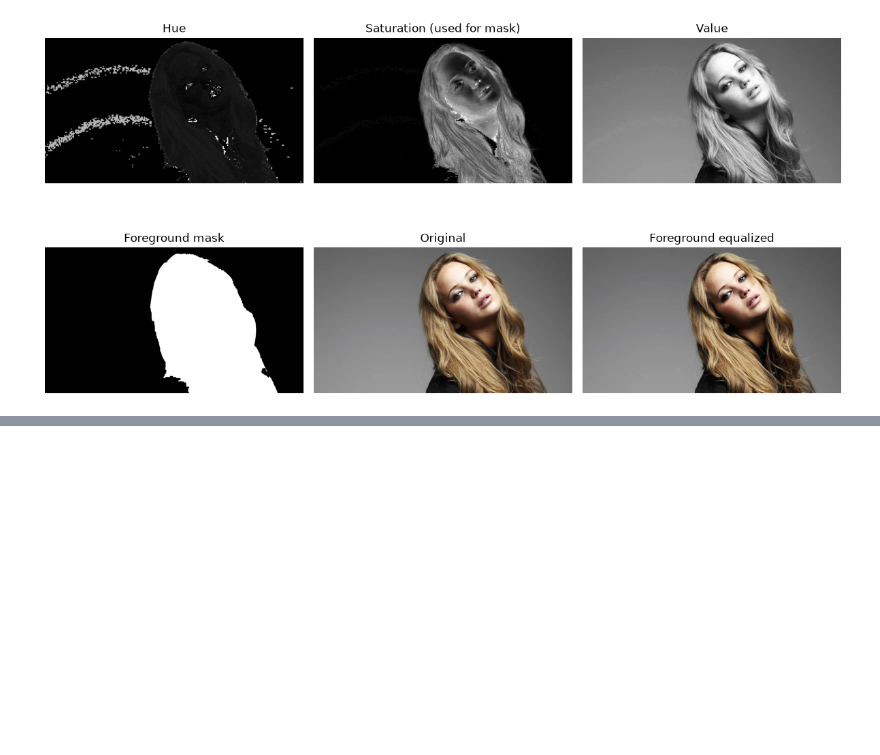
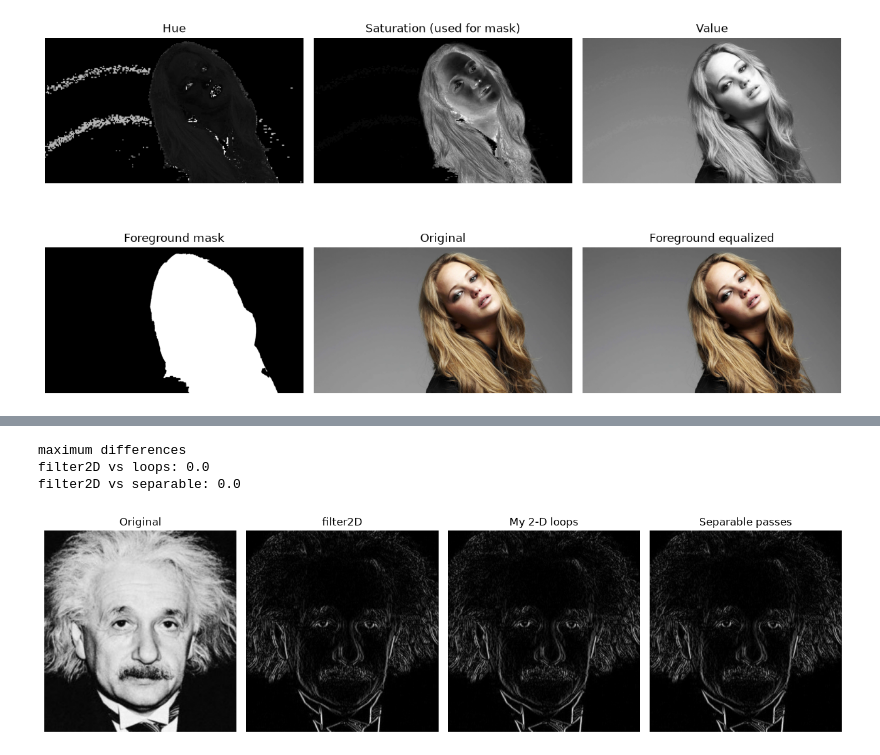
Before and after one commit to hakammra/EN3160-Assignment-01, a Jupyter notebook: en3160_assignment_01.ipynb, the cells around one changed output, grey strips where cells are left out. Drawn from its saved outputs; the diff is of its cells as text; code cells hidden in the pictures; blank space fills up the shorter version.

```diff
--- a/en3160_assignment_01.ipynb
+++ b/en3160_assignment_01.ipynb
@@ -233,0 +347,38 @@ The background is unchanged because its original V values are added back. The fo
+# %%
+im7_u8 = cv.imread(str(img_dir / 'q7_einstein.png'), cv.IMREAD_GRAYSCALE)
+im7 = im7_u8.astype(float)
+K = np.array([[1, 0, -1], [2, 0, -2], [1, 0, -1]], dtype=float)
+
+r_cv = cv.filter2D(im7, cv.CV_64F, K, borderType=cv.BORDER_REFLECT)
+
+H, W = im7.shape
+p = cv.copyMakeBorder(im7, 1, 1, 1, 1, cv.BORDER_REFLECT)
+r_loop = np.zeros_like(im7)
+for i in range(H):
+    for j in range(W):
+        r_loop[i, j] = np.sum(p[i:i + 3, j:j + 3] * K)
+
+p_x = cv.copyMakeBorder(im7, 0, 0, 1, 1, cv.BORDER_REFLECT)
+temp = p_x[:, :-2] - p_x[:, 2:]
+p_y = cv.copyMakeBorder(temp, 1, 1, 0, 0, cv.BORDER_REFLECT)
+r_sep = p_y[:-2] + 2 * p_y[1:-1] + p_y[2:]
+
+print('maximum differences')
+print('filter2D vs loops:', np.max(np.abs(r_cv - r_loop)))
+print('filter2D vs separable:', np.max(np.abs(r_cv - r_sep)))
+
+limit = np.max(np.abs(r_cv))
+fig, ax = plt.subplots(1, 4, figsize=(13, 4))
+ax[0].imshow(im7_u8); ax[0].set_title('Original')
+for a, im, title in zip(ax[1:], [r_cv, r_loop, r_sep], ['filter2D', 'My 2-D loops', 'Separable passes']):
+    a.imshow(np.abs(im), vmin=0, vmax=limit)
+    a.set_title(title)
+for a in ax:
+    a.axis('off')
+plt.tight_layout()
+plt.show()
+# %% [output]
+maximum differences
+filter2D vs loops: 0.0
+filter2D vs separable: 0.0
+[figure, added]
```
Also changed, not shown: parts of 17 cells of this notebook.
